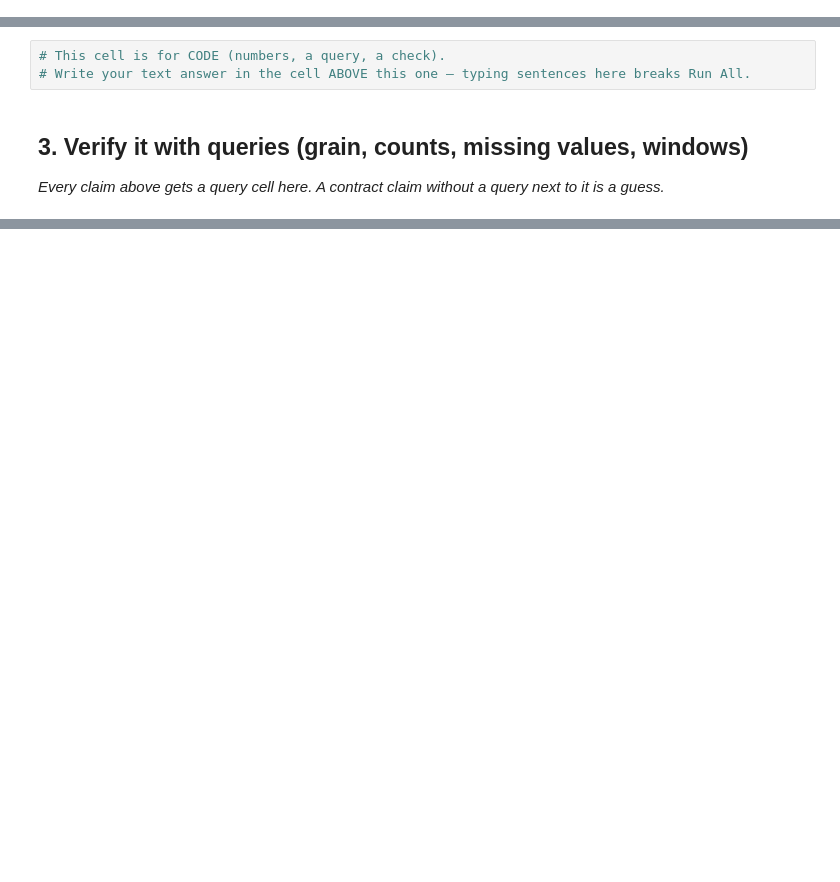
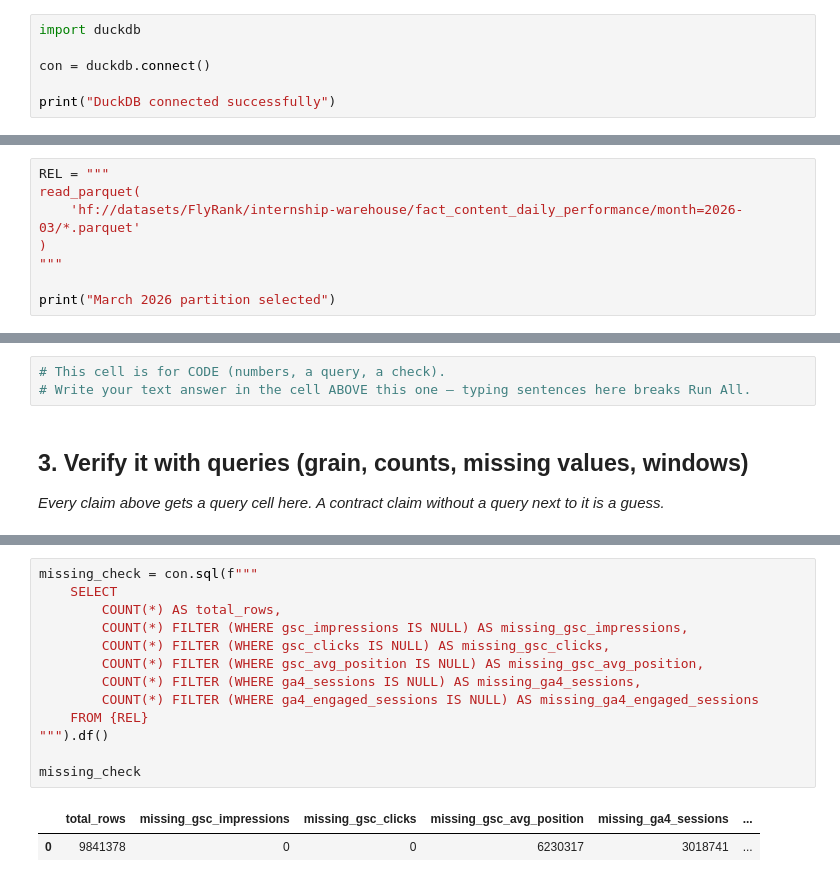
Before and after one commit to Saurabh07-Nishad/flyrank-ml-internship, a Jupyter notebook: work/notebooks/w03_data_contract.ipynb, the cells around one changed output, grey strips where cells are left out. Saved outputs shown, nothing was run; the diff lists cells and outputs as text; blank space fills up the shorter version.

```diff
--- a/work/notebooks/w03_data_contract.ipynb
+++ b/work/notebooks/w03_data_contract.ipynb
@@ -19,0 +26,6 @@ This skeleton is yours to fill. Work the sections **in order** — each one has
+# %%
+import duckdb
+
+con = duckdb.connect()
+
+print("DuckDB connected successfully")
@@ -19,0 +43,8 @@ This skeleton is yours to fill. Work the sections **in order** — each one has
+# %%
+REL = """
+read_parquet(
+    'hf://datasets/FlyRank/internship-warehouse/fact_content_daily_performance/month=2026-03/*.parquet'
+)
+"""
+
+print("March 2026 partition selected")
@@ -36,0 +163,16 @@ This skeleton is yours to fill. Work the sections **in order** — each one has
+# %%
+missing_check = con.sql(f"""
+    SELECT
+        COUNT(*) AS total_rows,
+        COUNT(*) FILTER (WHERE gsc_impressions IS NULL) AS missing_gsc_impressions,
+        COUNT(*) FILTER (WHERE gsc_clicks IS NULL) AS missing_gsc_clicks,
+        COUNT(*) FILTER (WHERE gsc_avg_position IS NULL) AS missing_gsc_avg_position,
+        COUNT(*) FILTER (WHERE ga4_sessions IS NULL) AS missing_ga4_sessions,
+        COUNT(*) FILTER (WHERE ga4_engaged_sessions IS NULL) AS missing_ga4_engaged_sessions
+    FROM {REL}
+""").df()
+
+missing_check
+# %% [output]
+|  | total_rows | missing_gsc_impressions | missing_gsc_clicks | missing_gsc_avg_position | missing_ga4_sessions | ... |
+| 0 | 9841378 | 0 | 0 | 6230317 | 3018741 | ... |
```
Also changed, not shown: parts of 26 cells of this notebook.
